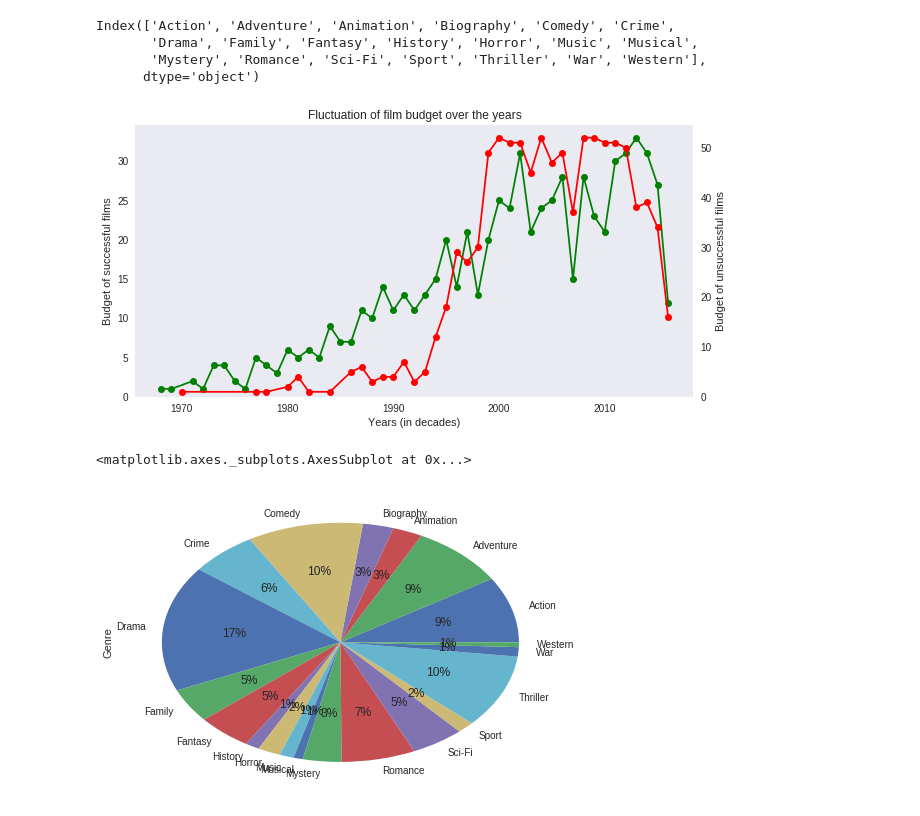
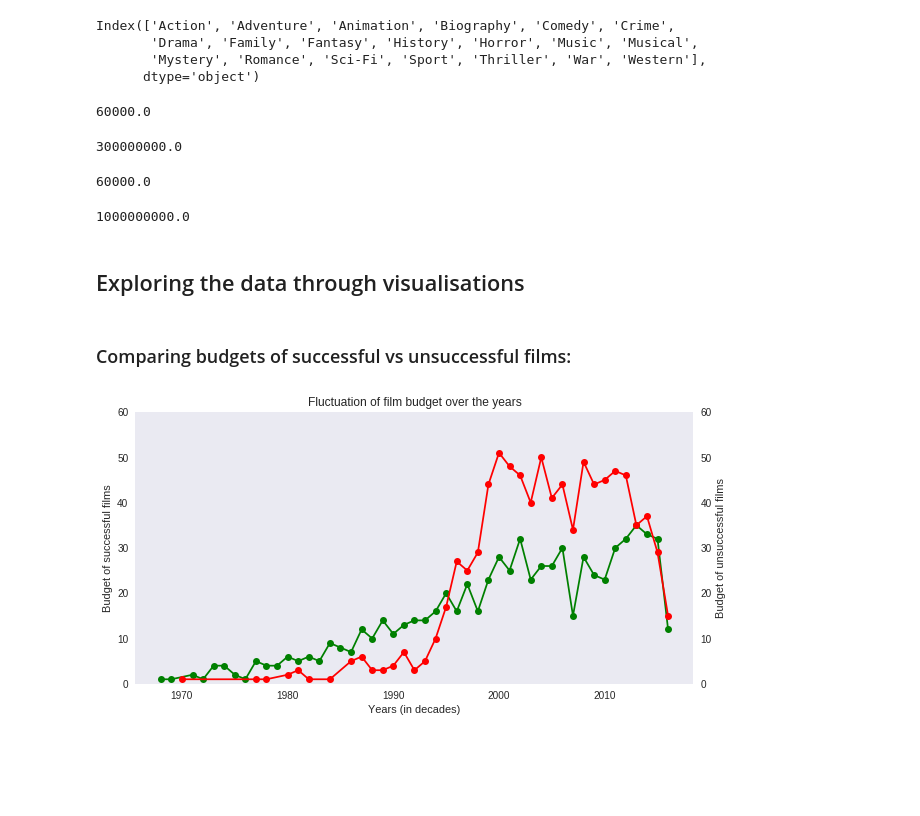
Before and after one commit to myroslavarm/MovieAnalysis, a Jupyter notebook: movieanalysis.ipynb, the cells around one changed output. Drawn from its saved outputs; the diff is of its cells as text; code cells hidden in the pictures; blank space fills up the shorter version.

```diff
--- a/movieanalysis.ipynb
+++ b/movieanalysis.ipynb
@@ -42 +51,3 @@ Index(['color', 'director_name', 'num_critic_for_reviews', 'duration',
+# %%
+metadata = metadata.drop_duplicates() #deleting duplicated rows
 # %%
@@ -47,5 +76,6 @@ metadata.shape
 # %%
-columns = ['num_critic_for_reviews', 'num_user_for_reviews', 'num_voted_users', 'color', 'content_rating', 'director_facebook_likes', 'actor_3_facebook_likes', 'actor_1_facebook_likes', 'cast_total_facebook_likes', 'facenumber_in_poster', 'actor_2_facebook_likes', 'movie_facebook_likes', 'aspect_ratio']
+# dropping irrelevant columns
+columns = ['director_facebook_likes', 'actor_3_facebook_likes', 'actor_1_facebook_likes', 'cast_total_facebook_likes', 'facenumber_in_poster', 'actor_2_facebook_likes', 'movie_facebook_likes']
 metadata = metadata.drop(columns, 1)
 metadata.shape
 # %% [output]
@@ -86,5 +272,5 @@ metadata.shape
 # %%
-highscore = metadata[metadata['imdb_score'].astype(float) >= 6.5]
+highscore = metadata[metadata['imdb_score'].astype(float) >= 6.4]
 highscore.shape
 boxofficehit = highscore[highscore['gross'].astype(float) > 30000000.0]
 boxofficehit.shape
@@ -95,5 +283,5 @@ successful.shape
 # %%
-lowscore = metadata[metadata['imdb_score'].astype(float) < 6.5]
+lowscore = metadata[metadata['imdb_score'].astype(float) < 6.4]
 lowscore.shape
 unsuccessful = lowscore[lowscore['gross'].astype(float) <= lowscore['budget'].astype(float)]
 unsuccessful.shape
@@ -167,30 +365,45 @@ Index(['Action', 'Adventure', 'Animation', 'Biography', 'Comedy', 'Crime',
        'Drama', 'Family', 'Fantasy', 'History', 'Horror', 'Music', 'Musical',
        'Mystery', 'Romance', 'Sci-Fi', 'Sport', 'Thriller', 'War', 'Western'],
       dtype='object')
+# %%
+successful.budget.unique().min()
+# %% [output]
+60000.0
+# %%
+successful.budget.unique().max()
+# %% [output]
+300000000.0
+# %%
+unsuccessful.budget.unique().min()
+# %% [output]
+60000.0
+# %%
+unsuccessful.budget.unique().max()
+# %% [output]
+1000000000.0
+# %% [markdown]
+## Exploring the data through visualisations
+# %% [markdown]
+### Comparing budgets of successful vs unsuccessful films:
 # %%
-import matplotlib.pyplot as plt
 bdgt_analysis_s = successful[['budget', 'title_year']].groupby('title_year')
 fig, ax1 = plt.subplots(figsize=(10,5))
 ax1.plot(bdgt_analysis_s.title_year.first(), bdgt_analysis_s.budget.nunique(), "g-o")
 ax1.grid(None)
-ax1.set_ylim(0,)
-
-# green - successful, red - unsuccessful
+ax1.set_ylim(0,60)
 
 bdgt_analysis_u = unsuccessful[['budget', 'title_year']].groupby('title_year')
 ax2 = ax1.twinx()
 ax2.plot(bdgt_analysis_u.title_year.first(), bdgt_analysis_u.budget.count(), "r-o")
 ax2.grid(None)
-ax2.set_ylim(0,)
+ax2.set_ylim(0,60)
+
+
+# green - successful, red - unsuccessful
 
 ax1.set_xlabel('Years (in decades)')
 ax1.set_ylabel('Budget of successful films'); ax2.set_ylabel('Budget of unsuccessful films')
 plt.title('Fluctuation of film budget over the years')
 plt.show()
 # %% [output]
-[figure, old version]
+[figure, new version]
-# %%
-s_genres.sum().plot.pie(label='Genre', autopct='%1.0f%%')
-# %% [output]
-<matplotlib.axes._subplots.AxesSubplot at 0x...>
-[figure, removed]
```
Also changed, not shown: parts of 67 cells of this notebook.
